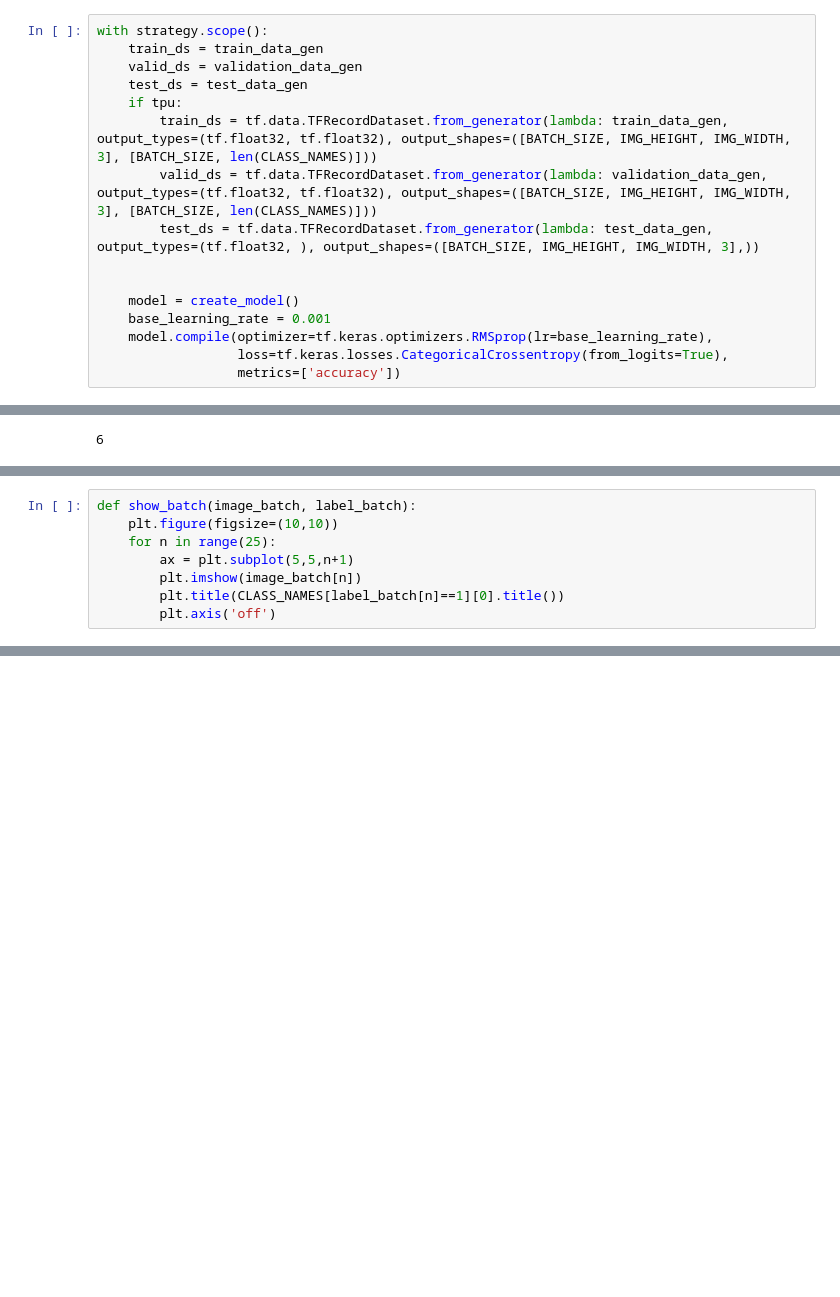
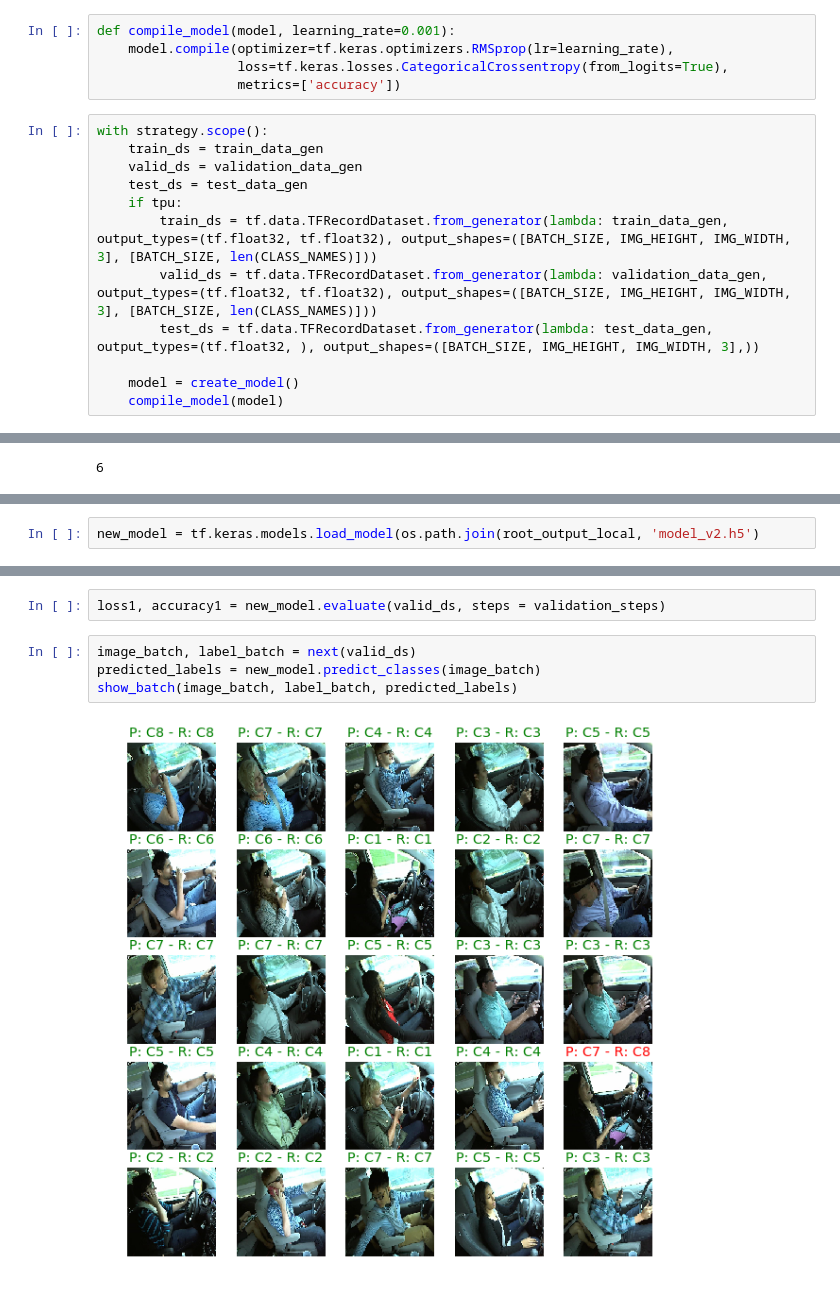
Before and after one commit to joaopamaral/tcc_puc_cdbd, a Jupyter notebook: Model_StateFarm_DistractedDriver.ipynb, the cells around one changed output, grey strips where cells are left out. Saved outputs shown, nothing was run; the diff lists cells and outputs as text; blank space fills up the shorter version.

```diff
--- a/Model_StateFarm_DistractedDriver.ipynb
+++ b/Model_StateFarm_DistractedDriver.ipynb
@@ -201,6 +220,11 @@ def create_model(train_base_model=False):
     ])
 
     return model
+# %%
+def compile_model(model, learning_rate=0.001):
+    model.compile(optimizer=tf.keras.optimizers.RMSprop(lr=learning_rate),
+                  loss=tf.keras.losses.CategoricalCrossentropy(from_logits=True),
+                  metrics=['accuracy'])
 # %%
 with strategy.scope():
     train_ds = train_data_gen
@@ -211,9 +235,5 @@ with strategy.scope():
         valid_ds = tf.data.TFRecordDataset.from_generator(lambda: validation_data_gen, output_types=(tf.float32, tf.float32), output_shapes=([BATCH_SIZE, IMG_HEIGHT, IMG_WIDTH, 3], [BATCH_SIZE, len(CLASS_NAMES)]))
         test_ds = tf.data.TFRecordDataset.from_generator(lambda: test_data_gen, output_types=(tf.float32, ), output_shapes=([BATCH_SIZE, IMG_HEIGHT, IMG_WIDTH, 3],))
 
-
     model = create_model()
-    base_learning_rate = 0.001
-    model.compile(optimizer=tf.keras.optimizers.RMSprop(lr=base_learning_rate),
-                  loss=tf.keras.losses.CategoricalCrossentropy(from_logits=True),
-                  metrics=['accuracy'])
+    compile_model(model)
@@ -418,8 +291,0 @@ b'\xff\xd8\xff\xe0\x00\x10JFIF\x00\x01\x01\x00\x00\x01\x00\x01\x00\x00' b'c4'
-# %%
-def show_batch(image_batch, label_batch):
-    plt.figure(figsize=(10,10))
-    for n in range(25):
-        ax = plt.subplot(5,5,n+1)
-        plt.imshow(image_batch[n])
-        plt.title(CLASS_NAMES[label_batch[n]==1][0].title())
-        plt.axis('off')
@@ -429,0 +344,2 @@ labeled_ds
+# %%
+new_model = tf.keras.models.load_model(os.path.join(root_output_local, 'model_v2.h5')
@@ -429,0 +348,8 @@ labeled_ds
+# %%
+loss1, accuracy1 = new_model.evaluate(valid_ds, steps = validation_steps)
+# %%
+image_batch, label_batch = next(valid_ds)
+predicted_labels = new_model.predict_classes(image_batch)
+show_batch(image_batch, label_batch, predicted_labels)
+# %% [output]
+[figure, added]
```
Also changed, not shown: parts of 63 cells of this notebook, 3 other files.
